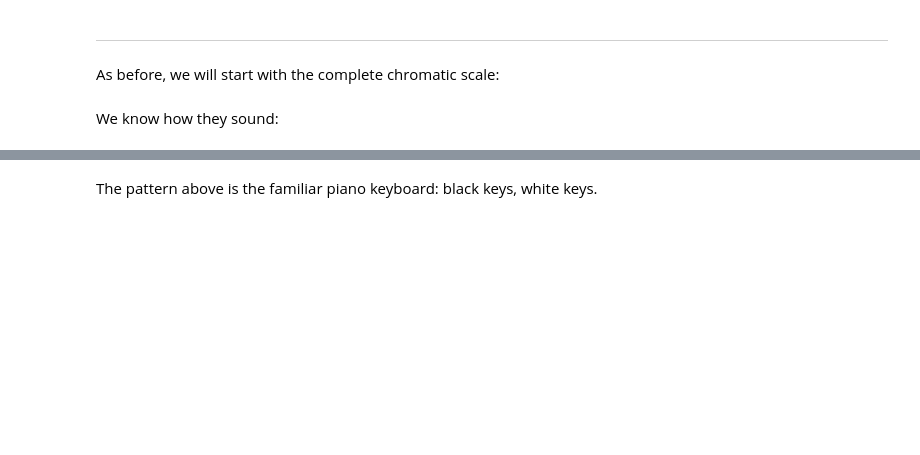
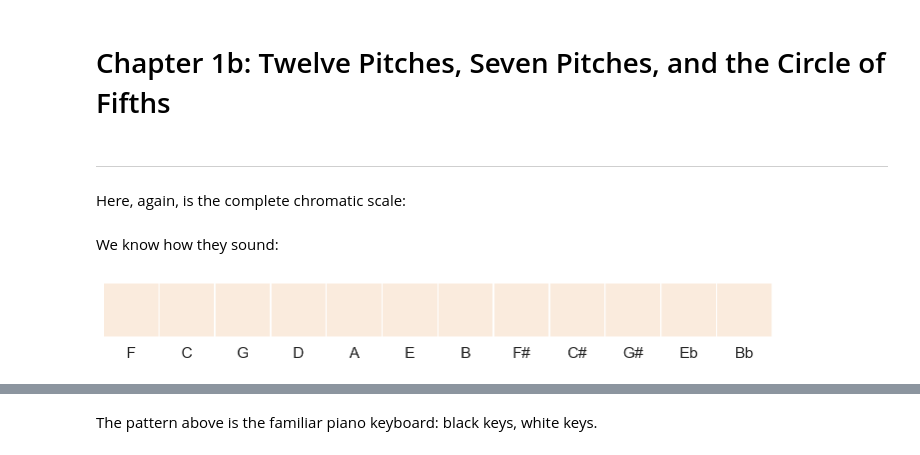
Before and after one commit to timsum/harmonypartition, a Jupyter notebook: jup/Chapter_1b_Twelve_Pitches-Again.ipynb, the cells around one changed output, grey strips where cells are left out. Saved outputs shown, nothing was run; the diff lists cells and outputs as text; code cells hidden in the pictures; blank space fills up the shorter version.

```diff
--- a/jup/Chapter_1b_Twelve_Pitches-Again.ipynb
+++ b/jup/Chapter_1b_Twelve_Pitches-Again.ipynb
@@ -4,17 +1,24 @@ Chapter 1b: Another look at the Same Twelve Pitches
+# %% [markdown]
+Chapter 1b: Twelve Pitches, Seven Pitches, and the Circle of Fifths
+==============================
 # %% [markdown]
 ***
 # %% [markdown]
-As before, we will start with the complete chromatic scale:
+Here, again, is the complete chromatic scale:
 # %%
 twelve_note_scale = 0b111111111111
 # %% [markdown]
 We know how they sound:
 # %%
+import numpy as np
 import jupyter_pt_tools as jpt_pt
 import IPython.display as ipd
 import pt_utils
 
-ipd.Audio(jpt_pt.notegroup_wavestep(twelve_note_scale), rate=4000)
+jpt_pt.notegroup_heatmap(twelve_note_scale, chromatic=False)
+circle_order = [0b100000000000 >> i for i in range(12)]
+ipd.Audio(jpt_pt.link_wavestep_sequences(circle_order), rate=4000)
 # %% [output]
+[figure, added]
 [interactive output not drawn]
 # %% [markdown]
```
Also changed, not shown: parts of 10 cells of this notebook, 7 other files.
